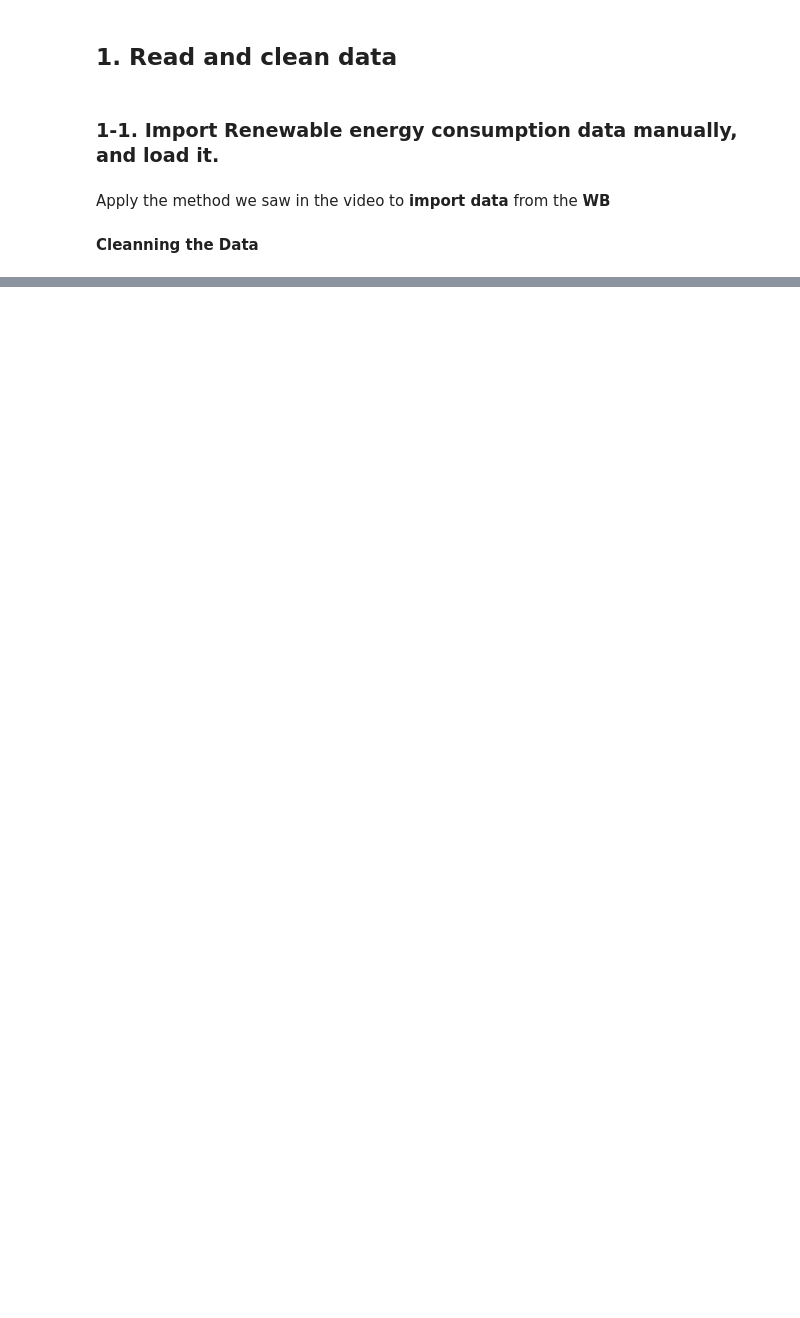
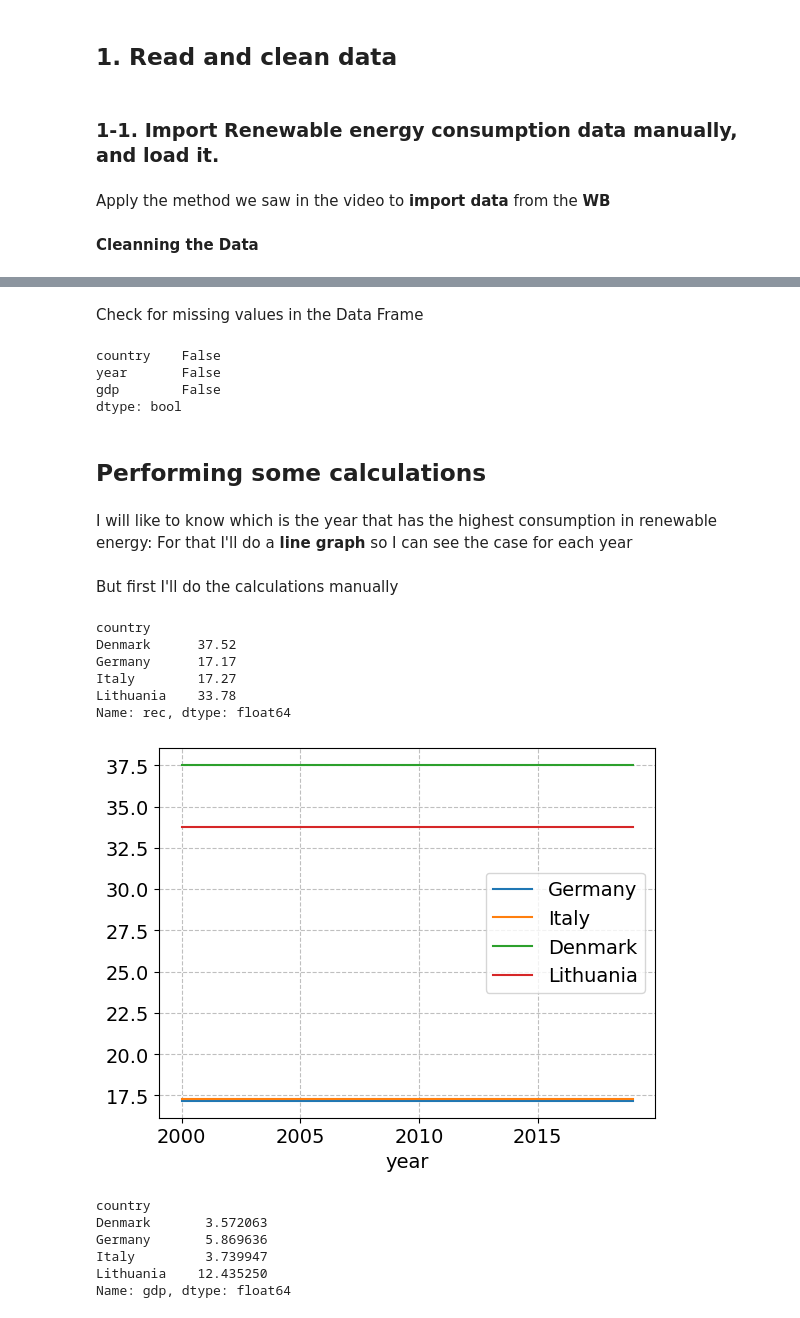
Before and after one commit to NumEconCopenhagen/projects-2023-team-copenhagen, a Jupyter notebook: dataproject/Cesar.ipynb, the cells around one changed output, grey strips where cells are left out. Drawn from its saved outputs; the diff is of its cells as text; code cells hidden in the pictures; blank space fills up the shorter version.

```diff
--- a/dataproject/Cesar.ipynb
+++ b/dataproject/Cesar.ipynb
@@ -31,0 +22,7 @@ Index(['country', 'year', 'rec'], dtype='object')
+# %%
+# Renewable energy consumption(% of total final energy consumption)
+wb_rec = wb.download(indicator='EG.FEC.RNEW.ZS', country=['DE','DK','IT','LT'], start=2000, end=2019)
+
+wb_rec = wb_rec.rename(columns = {'EG.FEC.RNEW.ZS':'rec'})
+wb_rec = wb_rec.reset_index()
+wb_rec.sample(5)
@@ -31,0 +36,4 @@ Index(['country', 'year', 'rec'], dtype='object')
+# %%
+wb_rec.year = wb_rec.year.astype(int) # convert year
+wb_rec.country = wb_rec.country.astype('string') # convert country to the special pandas string type
+wb_rec.info()
@@ -31,0 +91,50 @@ Index(['country', 'year', 'rec'], dtype='object')
+# %% [markdown]
+Check for missing values in the Data Frame
+# %%
+wb_gdp.isna().any() #no missing values, so we're not going to remove columns or rows
+# %% [output]
+country    False
+year       False
+gdp        False
+dtype: bool
+# %% [markdown]
+## Performing some calculations
+# %% [markdown]
+I will like to know which is the year that has the highest consumption in renewable energy:
+For that I'll do a **line graph** so I can see the case for each year
+# %% [markdown]
+But first I'll do the calculations manually
+# %%
+wb_rec.groupby('country')['rec'].max()
+# %% [output]
+country
+Denmark      37.52
+Germany      17.17
+Italy        17.27
+Lithuania    33.78
+Name: rec, dtype: float64
+# %%
+wb_rec_ = wb_rec.copy()
+#here I'm combining the splitting and applying in one step with agg
+wb_rec_max = wb_rec_.groupby('country')['rec'].agg('max')
+
+wb_rec_max.name = 'wb_rec_max'
+
+wb_rec_ = wb_rec_.set_index('country').join(wb_rec_max,how='left')
+# %%
+countries = ['Germany','Italy','Denmark','Lithuania']
+fig = plt.figure()
+ax = fig.add_subplot(1,1,1)
+for i in countries:
+    wb_rec_.xs(i).plot(x='year',y='wb_rec_max',ax=ax,label=i)
+# %% [output]
+[figure, added]
+# %%
+wb_gdp.groupby('country')['gdp'].max()
+# %% [output]
+country
+Denmark       3.572063
+Germany       5.869636
+Italy         3.739947
+Lithuania    12.435250
+Name: gdp, dtype: float64
```
Also changed, not shown: parts of 14 cells of this notebook.
